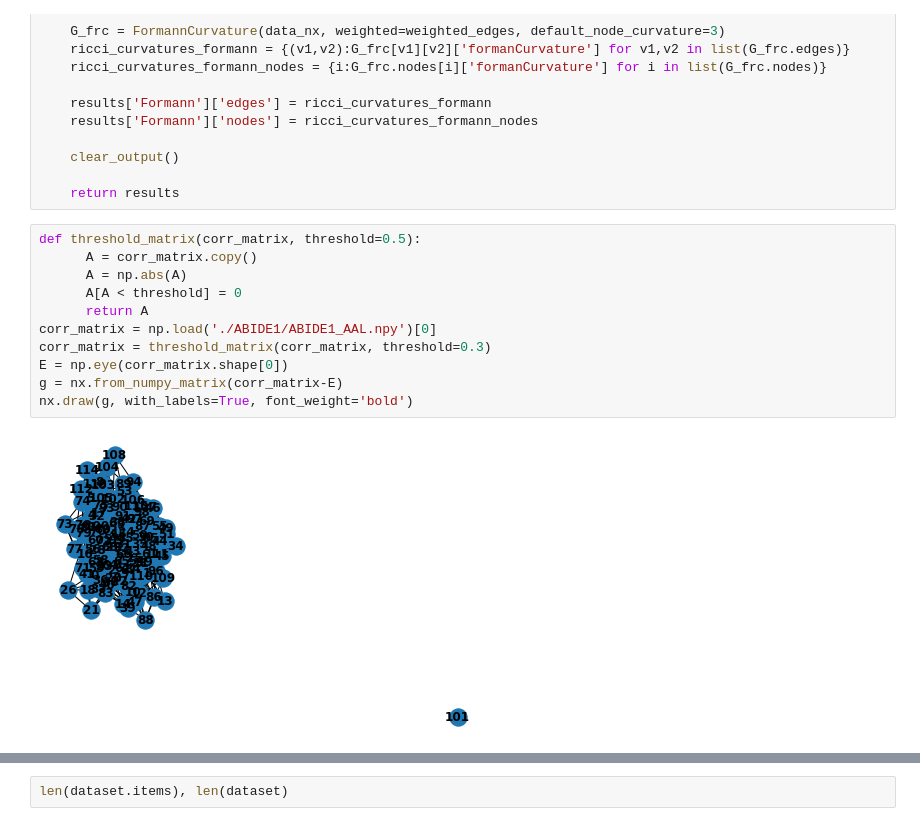
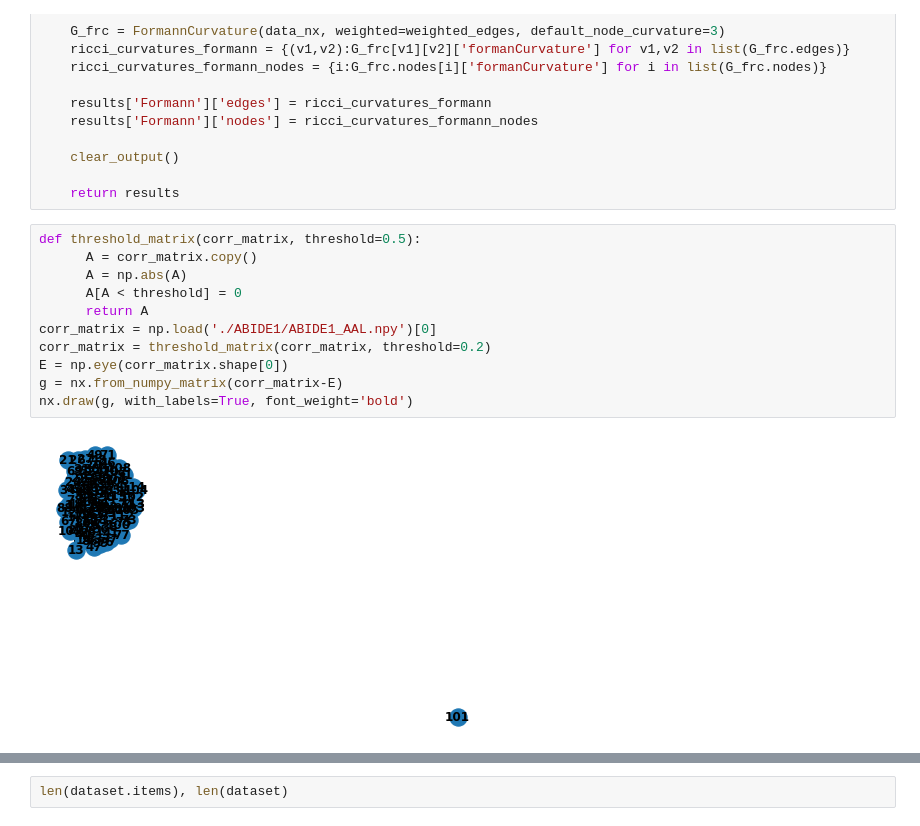
Before and after one commit to blufzzz/Discrete-Curvature-Graph-Classification, a Jupyter notebook: graph_classification.ipynb, the cells around one changed output, grey strips where cells are left out. Saved outputs shown, nothing was run; the diff lists cells and outputs as text.

```diff
--- a/graph_classification.ipynb
+++ b/graph_classification.ipynb
@@ -494,14 +545,14 @@ def get_curvatures(data_nx, weighted_edges = False, compute_olliver=False):
 # %%
 def threshold_matrix(corr_matrix, threshold=0.5):
       A = corr_matrix.copy()
       A = np.abs(A)
       A[A < threshold] = 0
       return A
 corr_matrix = np.load('./ABIDE1/ABIDE1_AAL.npy')[0]
-corr_matrix = threshold_matrix(corr_matrix, threshold=0.3)
+corr_matrix = threshold_matrix(corr_matrix, threshold=0.2)
 E = np.eye(corr_matrix.shape[0])
 g = nx.from_numpy_matrix(corr_matrix-E)
 nx.draw(g, with_labels=True, font_weight='bold')
 # %% [output]
-[figure, old version]
+[figure, new version]
 # %%
```
Also changed, not shown: parts of 11 cells of this notebook.
